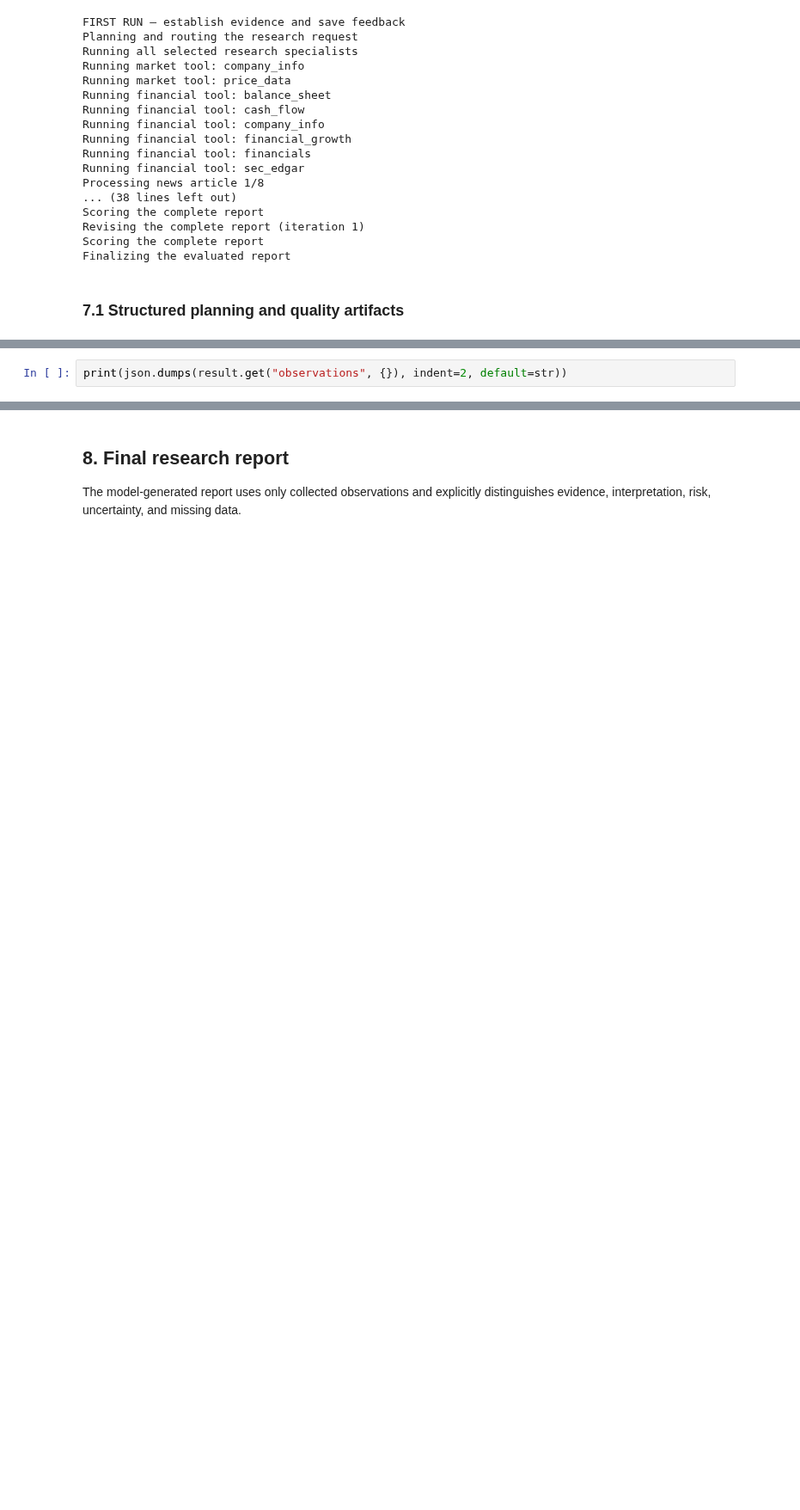
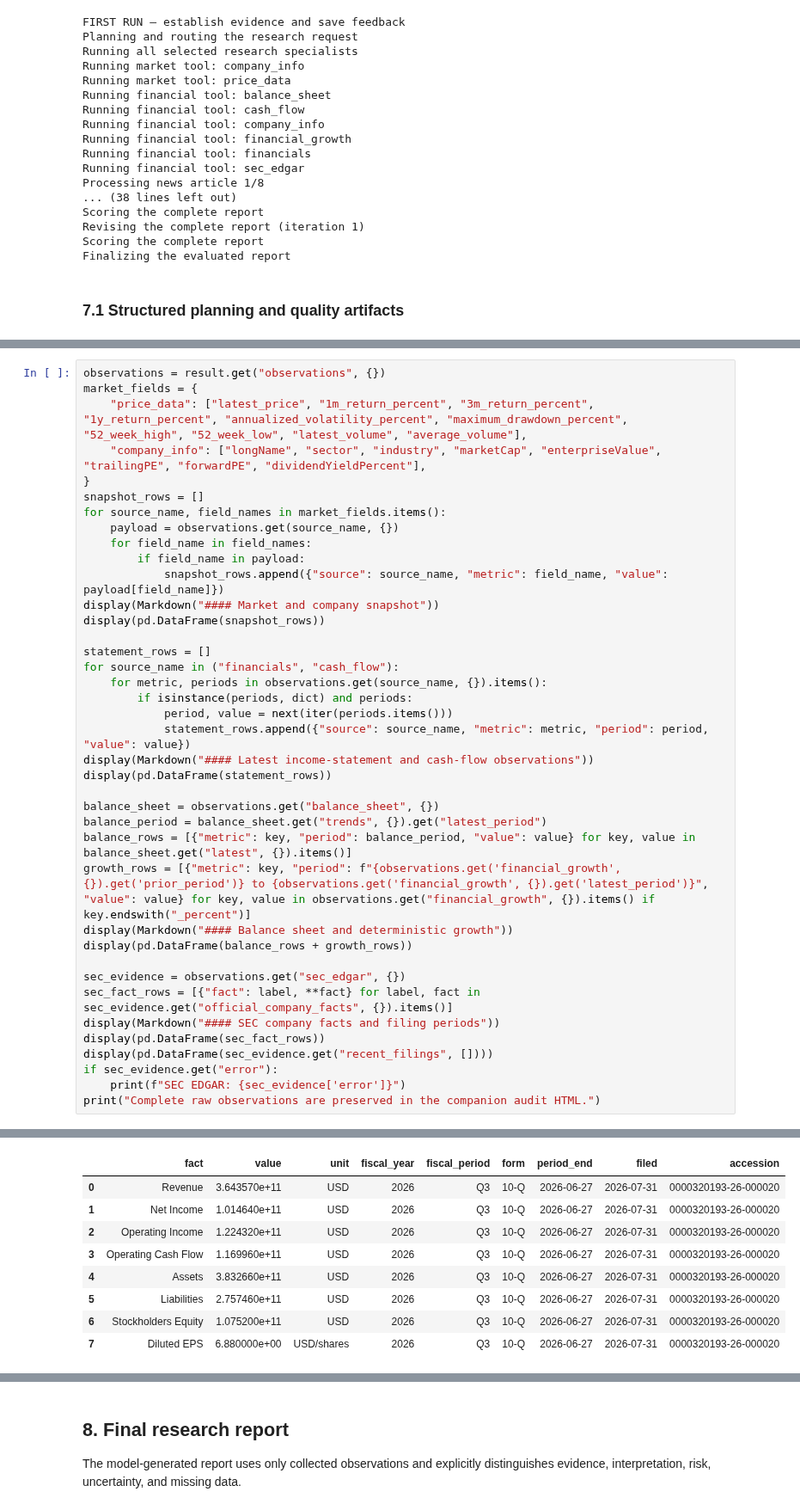
Before and after one commit to bwirgau-usd/AAI-520-final-project-multi-agent-financial-analysis, a Jupyter notebook: notebooks/multi_agent_financial_analysis.ipynb, the cells around one changed output, grey strips where cells are left out. Shown at 86% size. Saved outputs shown, nothing was run; the diff lists cells and outputs as text; blank space fills up the shorter version.

```diff
--- a/notebooks/multi_agent_financial_analysis.ipynb
+++ b/notebooks/multi_agent_financial_analysis.ipynb
@@ -378,3 +380,40 @@ The complete observation object is kept inspectable. Provider errors appear alon
 # %%
-print(json.dumps(result.get("observations", {}), indent=2, default=str))
+observations = result.get("observations", {})
+market_fields = {
+    "price_data": ["latest_price", "1m_return_percent", "3m_return_percent", "1y_return_percent", "annualized_volatility_percent", "maximum_drawdown_percent", "52_week_high", "52_week_low", "latest_volume", "average_volume"],
+    "company_info": ["longName", "sector", "industry", "marketCap", "enterpriseValue", "trailingPE", "forwardPE", "dividendYieldPercent"],
+}
+snapshot_rows = []
+for source_name, field_names in market_fields.items():
+    payload = observations.get(source_name, {})
+    for field_name in field_names:
+        if field_name in payload:
+            snapshot_rows.append({"source": source_name, "metric": field_name, "value": payload[field_name]})
+display(Markdown("#### Market and company snapshot"))
+display(pd.DataFrame(snapshot_rows))
+
+statement_rows = []
+for source_name in ("financials", "cash_flow"):
+    for metric, periods in observations.get(source_name, {}).items():
+        if isinstance(periods, dict) and periods:
+            period, value = next(iter(periods.items()))
+            statement_rows.append({"source": source_name, "metric": metric, "period": period, "value": value})
+display(Markdown("#### Latest income-statement and cash-flow observations"))
+display(pd.DataFrame(statement_rows))
+
+balance_sheet = observations.get("balance_sheet", {})
+balance_period = balance_sheet.get("trends", {}).get("latest_period")
+balance_rows = [{"metric": key, "period": balance_period, "value": value} for key, value in balance_sheet.get("latest", {}).items()]
+growth_rows = [{"metric": key, "period": f"{observations.get('financial_growth', {}).get('prior_period')} to {observations.get('financial_growth', {}).get('latest_period')}", "value": value} for key, value in observations.get("financial_growth", {}).items() if key.endswith("_percent")]
+display(Markdown("#### Balance sheet and deterministic growth"))
+display(pd.DataFrame(balance_rows + growth_rows))
+
+sec_evidence = observations.get("sec_edgar", {})
+sec_fact_rows = [{"fact": label, **fact} for label, fact in sec_evidence.get("official_company_facts", {}).items()]
+display(Markdown("#### SEC company facts and filing periods"))
+display(pd.DataFrame(sec_fact_rows))
+display(pd.DataFrame(sec_evidence.get("recent_filings", [])))
+if sec_evidence.get("error"):
+    print(f"SEC EDGAR: {sec_evidence['error']}")
+print("Complete raw observations are preserved in the companion audit HTML.")
 # %% [output]
@@ -380,0 +461,9 @@ print(json.dumps(result.get("observations", {}), indent=2, default=str))
+|  | fact | value | unit | fiscal_year | fiscal_period | form | period_end | filed | accession |
+| 0 | Revenue | 3.643570e+11 | USD | 2026 | Q3 | 10-Q | 2026-06-27 | 2026-07-31 | 0000320193-26-000020 |
+| 1 | Net Income | 1.014640e+11 | USD | 2026 | Q3 | 10-Q | 2026-06-27 | 2026-07-31 | 0000320193-26-000020 |
+| 2 | Operating Income | 1.224320e+11 | USD | 2026 | Q3 | 10-Q | 2026-06-27 | 2026-07-31 | 0000320193-26-000020 |
+| 3 | Operating Cash Flow | 1.169960e+11 | USD | 2026 | Q3 | 10-Q | 2026-06-27 | 2026-07-31 | 0000320193-26-000020 |
+| 4 | Assets | 3.832660e+11 | USD | 2026 | Q3 | 10-Q | 2026-06-27 | 2026-07-31 | 0000320193-26-000020 |
+| 5 | Liabilities | 2.757460e+11 | USD | 2026 | Q3 | 10-Q | 2026-06-27 | 2026-07-31 | 0000320193-26-000020 |
+| 6 | Stockholders Equity | 1.075200e+11 | USD | 2026 | Q3 | 10-Q | 2026-06-27 | 2026-07-31 | 0000320193-26-000020 |
+| 7 | Diluted EPS | 6.880000e+00 | USD/shares | 2026 | Q3 | 10-Q | 2026-06-27 | 2026-07-31 | 0000320193-26-000020 |
```
Also changed, not shown: parts of 16 cells of this notebook, 15 other files.
